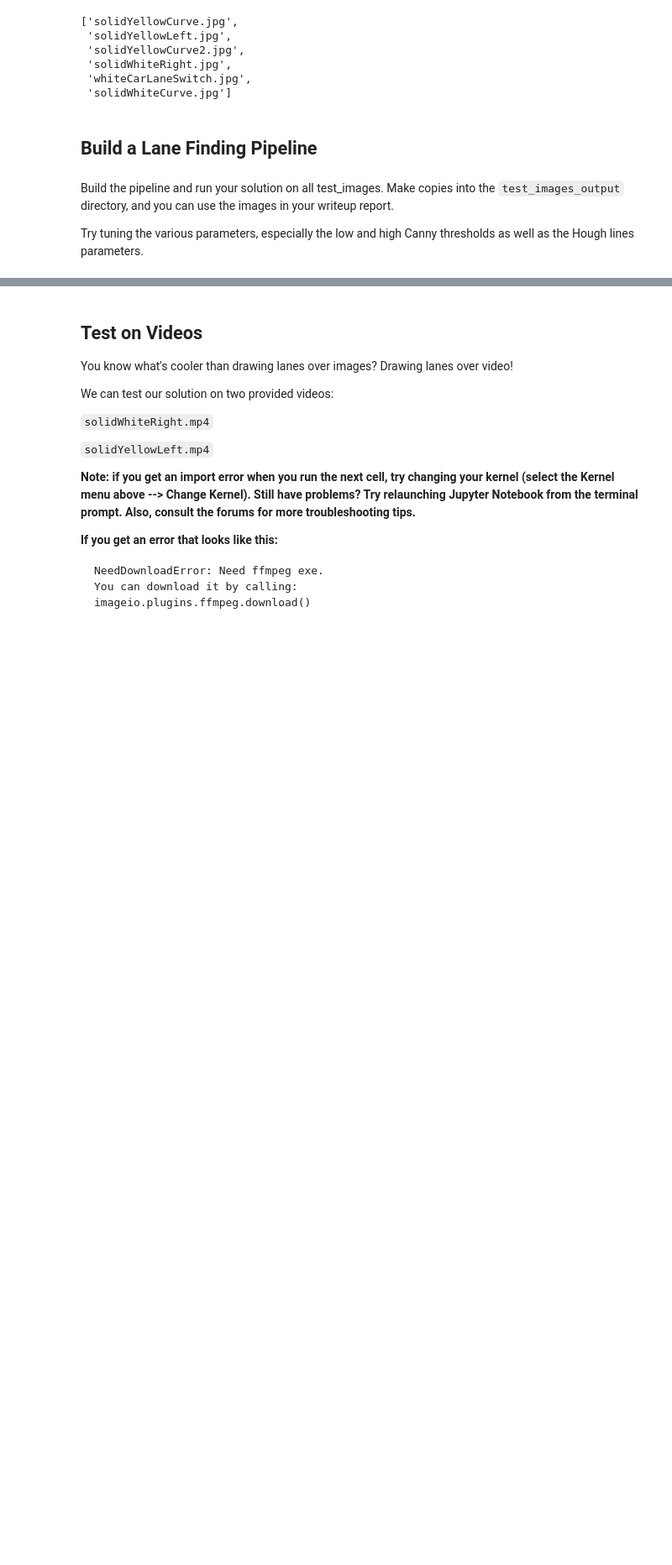
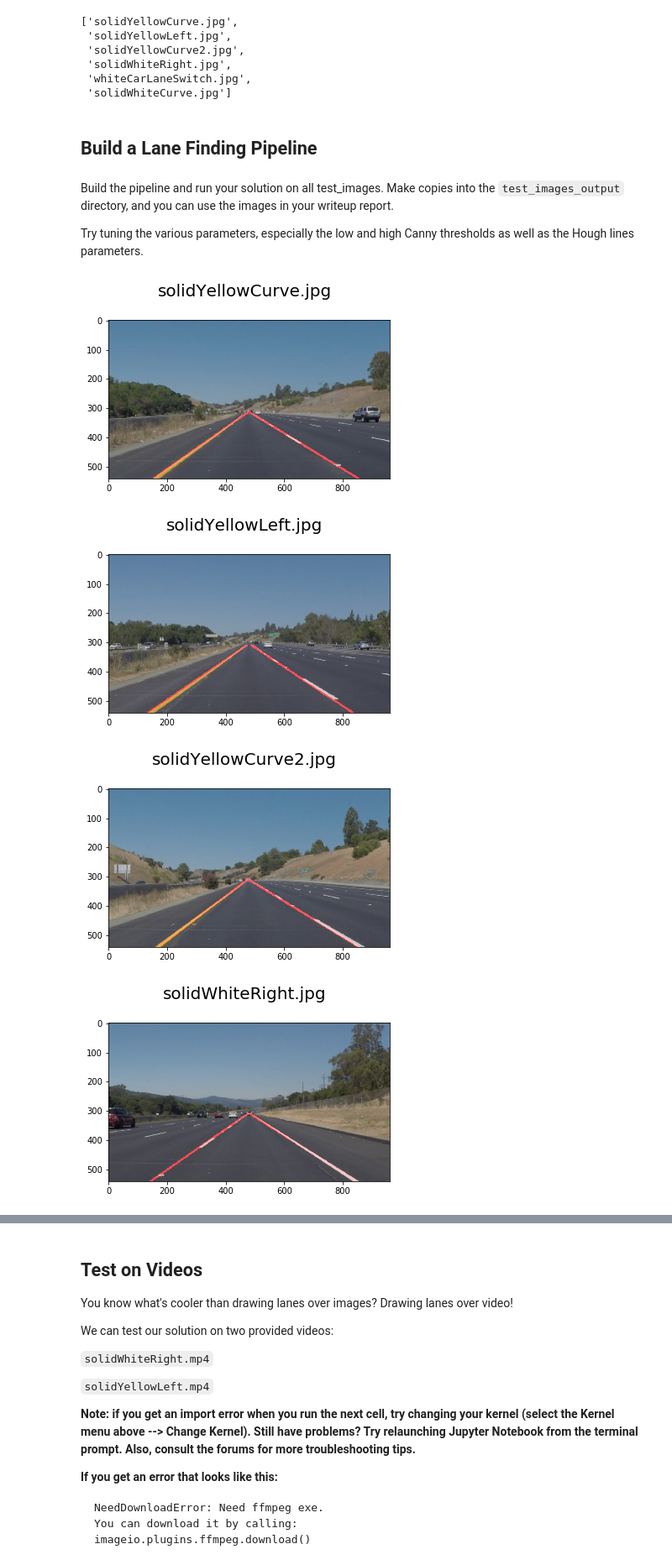
Before and after one commit to shuangxia/self-driving-car-engineer, a Jupyter notebook: P1-submission/P1_completed.ipynb, the cells around one changed output, grey strips where cells are left out. Shown at 84% size. Cells and saved outputs as stored; diff of their text form; code cells hidden in the pictures; blank space fills up the shorter version.

```diff
--- a/P1-submission/P1_completed.ipynb
+++ b/P1-submission/P1_completed.ipynb
@@ -150,18 +154,22 @@ def draw_lines(img, lines, color=[255, 0, 0], thickness=5):
     for line in lines:
         for x1,y1,x2,y2 in line:
             slope, intercept = np.polyfit((x1, x2), (y1, y2), 1)
-            if slope>0:
+            # pick 0.5 as the minimum slope so as the angle of the lane is about 30 degree.
+            if slope > 0.5:
                 new_lines[0].append((slope, intercept))
-            else:
+            elif slope < -0.5:
                 new_lines[1].append((slope, intercept))
-    y_bottom = img.shape[0]
-    y_top = 320
+    y_max = img.shape[0]
+    y_min = 310
     for l in new_lines:
-        new_slope = np.median([s for (s,i) in l])
-        new_intercept = np.median([i for (s,i) in l])
-        x_min=int((y_bottom-new_intercept)/new_slope)
-        x_max=int((y_top-new_intercept)/new_slope)
-        cv2.line(img, (x_min, y_bottom), (x_max, y_top), color, thickness)
+        if len(l) > 0:
+            new_slope = np.median([s for (s,i) in l])
+            new_intercept = np.median([i for (s,i) in l])
+#             print(new_slope,new_intercept)
+            x_max=int((y_max-new_intercept)/new_slope)
+            x_min=int((y_min-new_intercept)/new_slope)
+#             print(x_max,x_min,y_max,y_min)
+            cv2.line(img, (x_min, y_min), (x_max, y_max), color, thickness)
 
 def hough_lines(img, rho, theta, threshold, min_line_len, max_line_gap):
     """
@@ -212,11 +220,12 @@ Build the pipeline and run your solution on all test_images. Make copies into th
 Try tuning the various parameters, especially the low and high Canny thresholds as well as the Hough lines parameters.
 # %%
 def get_line_edges(image):
+    image = cv2.resize(image, (960, 540))
     gray_image = grayscale(image)
     blur_gray = gaussian_blur(gray_image, kernel_size=5)
     edges = canny(blur_gray, low_threshold=50, high_threshold=180)
     imshape = image.shape
-    vertices = np.array([[(50,imshape[0]),(450, 320), (510, 320), (imshape[1]-50,imshape[0])]], dtype=np.int32)
+    vertices = np.array([[(50,imshape[0]),(470, 310), (510, 310), (imshape[1]-50,imshape[0])]], dtype=np.int32)
     masked_edges = region_of_interest(edges, vertices)
     edges_image = hough_lines(masked_edges,
                              rho=2,
@@ -229,6 +238,14 @@ def get_line_edges(image):
 # %%
 image_list = os.listdir("test_images/")
 for ip in image_list:
     image = mpimg.imread('test_images/'+ip)
     lines_edges = get_line_edges(image)
     plt.imsave('test_images_output/'+ip, lines_edges)
+    plt.figure()
+    plt.suptitle(ip, fontsize=20)
+    plt.imshow(lines_edges)
+# %% [output]
+[figure, added]
+[figure, added]
+[figure, added]
+[figure, added]
```
Also changed, not shown: parts of 6 cells of this notebook, 15 other files.
